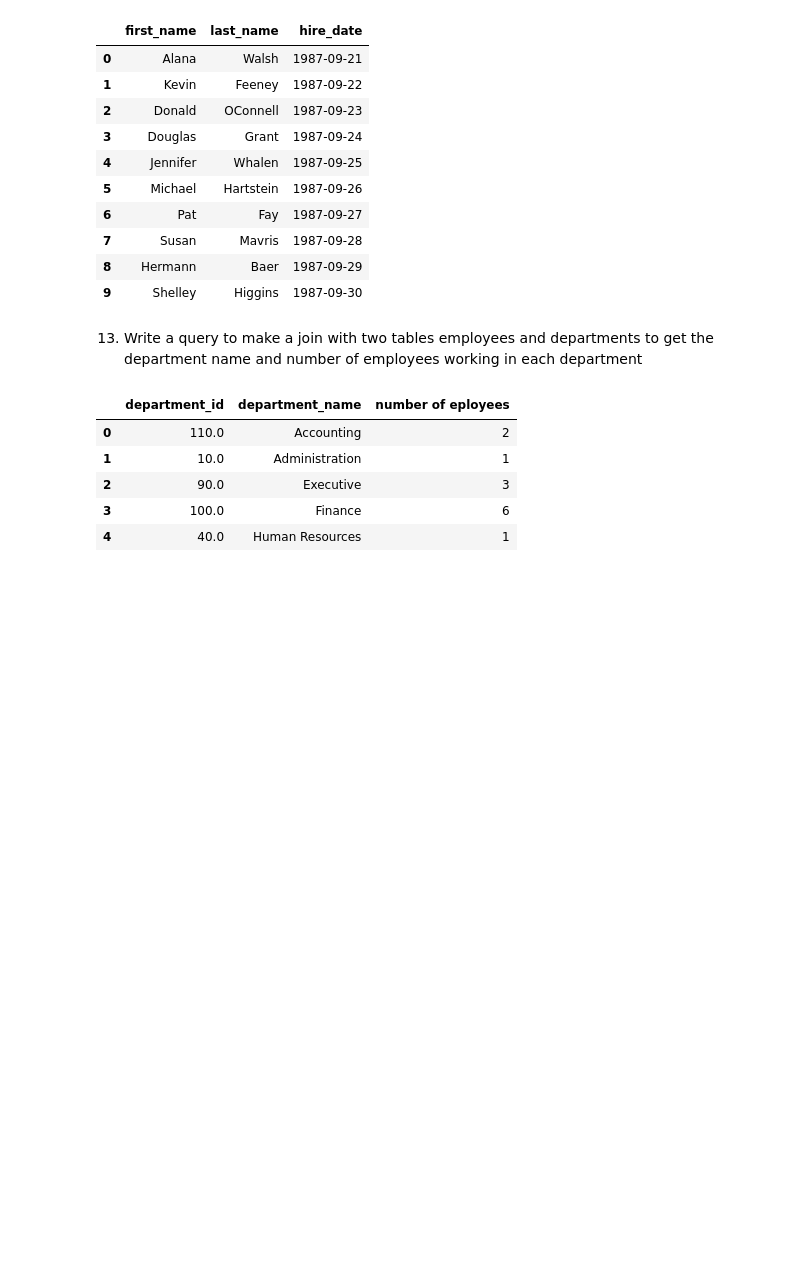
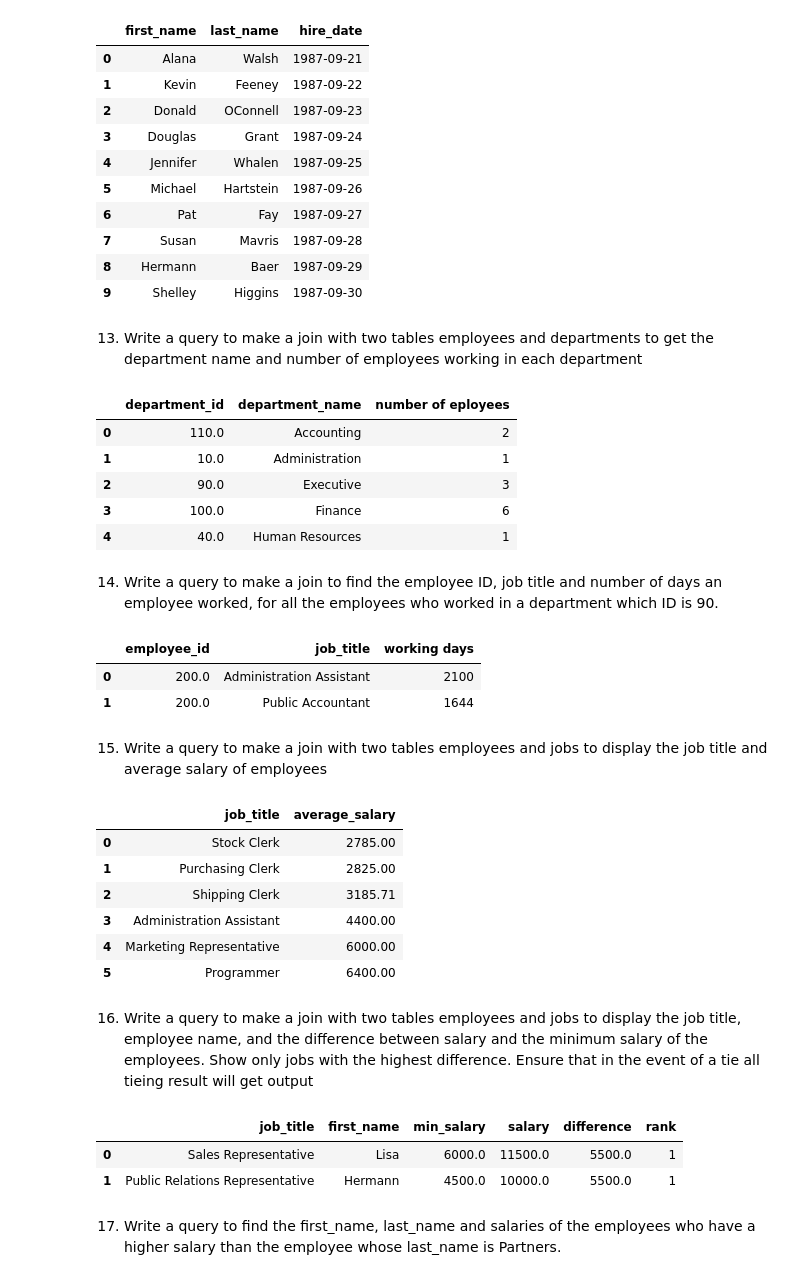
Before and after one commit to KKuzmiak/exercises, a Jupyter notebook: Postgresql.ipynb, the cells around one changed output. Saved outputs shown, nothing was run; the diff lists cells and outputs as text; code cells hidden in the pictures; blank space fills up the shorter version.

```diff
--- a/Postgresql.ipynb
+++ b/Postgresql.ipynb
@@ -230,3 +230,5 @@ df13.head()
 | 2 | 90.0 | Executive | 3 |
 | 3 | 100.0 | Finance | 6 |
 | 4 | 40.0 | Human Resources | 1 |
+# %% [markdown]
+14) Write a query to make a join to find the employee ID, job title and number of days an employee worked, for all the employees who worked in a department which ID is 90.
@@ -232,0 +239,27 @@ df13.head()
+# %%
+df14=pd.read_sql_query(query14, con=connection)
+df14
+# %% [output]
+|  | employee_id | job_title | working days |
+| 0 | 200.0 | Administration Assistant | 2100 |
+| 1 | 200.0 | Public Accountant | 1644 |
+# %% [markdown]
+15) Write a query to make a join with two tables employees and jobs to display the job title and average salary of employees
+# %%
+query15="""SELECT job_title, round(AVG(salary),2) as "average_salary"
+FROM employees JOIN jobs ON employees.job_id=jobs.job_id
+GROUP BY jobs.job_id
+ORDER BY average_salary"""
+# %%
+df15=pd.read_sql_query(query15, con=connection)
+df15.head(6)
+# %% [output]
+|  | job_title | average_salary |
+| 0 | Stock Clerk | 2785.00 |
+| 1 | Purchasing Clerk | 2825.00 |
+| 2 | Shipping Clerk | 3185.71 |
+| 3 | Administration Assistant | 4400.00 |
+| 4 | Marketing Representative | 6000.00 |
+| 5 | Programmer | 6400.00 |
+# %% [markdown]
+16) Write a query to make a join with two tables employees and jobs to display the job title, employee name, and the difference between salary and the minimum salary of the employees. Show only jobs with the highest difference. Ensure that in the event of a tie all tieing result will get output
@@ -232,0 +272,9 @@ df13.head()
+# %%
+df16=pd.read_sql_query(query16, con=connection)
+df16
+# %% [output]
+|  | job_title | first_name | min_salary | salary | difference | rank |
+| 0 | Sales Representative | Lisa | 6000.0 | 11500.0 | 5500.0 | 1 |
+| 1 | Public Relations Representative | Hermann | 4500.0 | 10000.0 | 5500.0 | 1 |
+# %% [markdown]
+17) Write a query to find the first_name, last_name and salaries of the employees who have a higher salary than the employee whose last_name is Partners.
```
Also changed, not shown: parts of 23 cells of this notebook.
